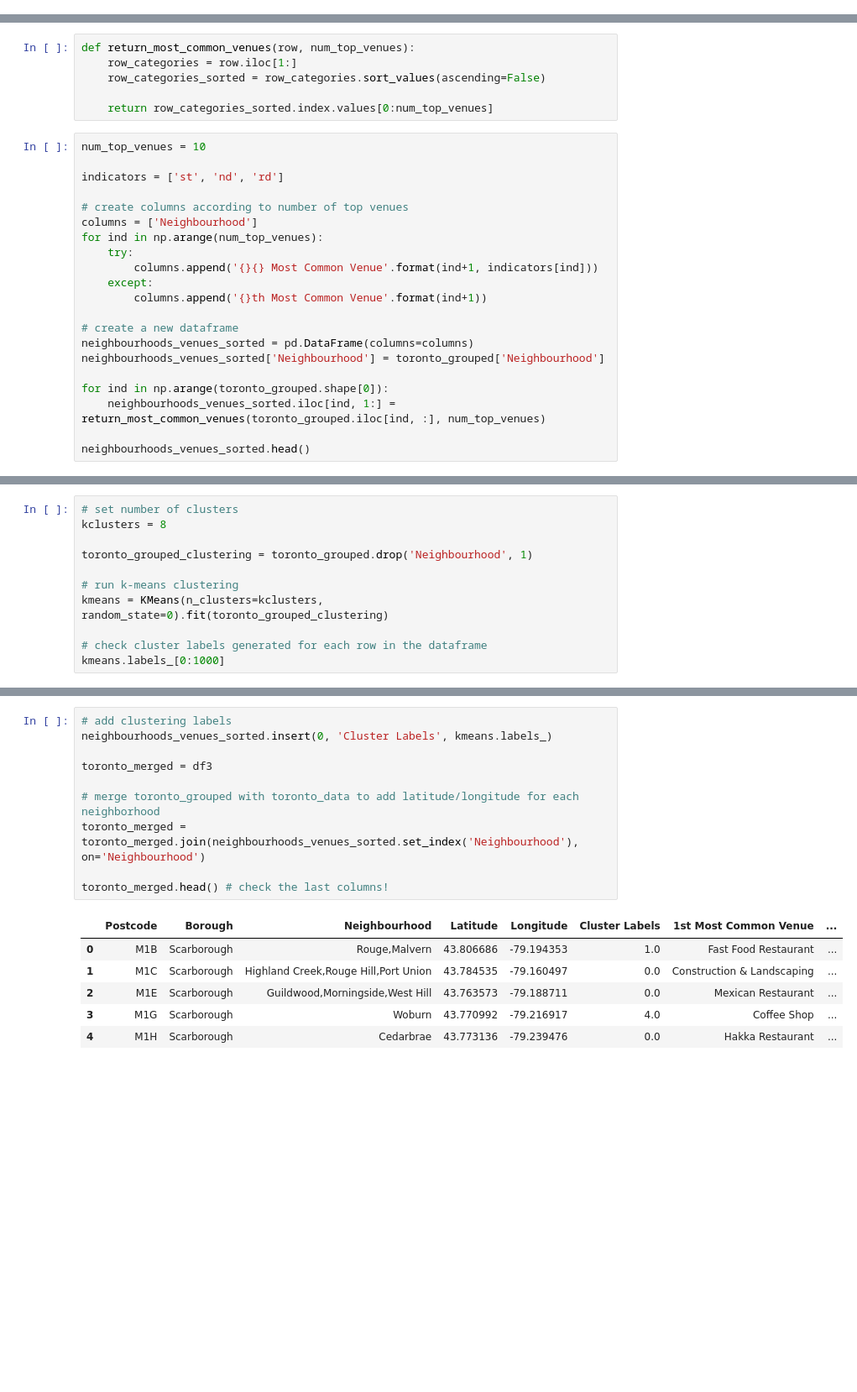
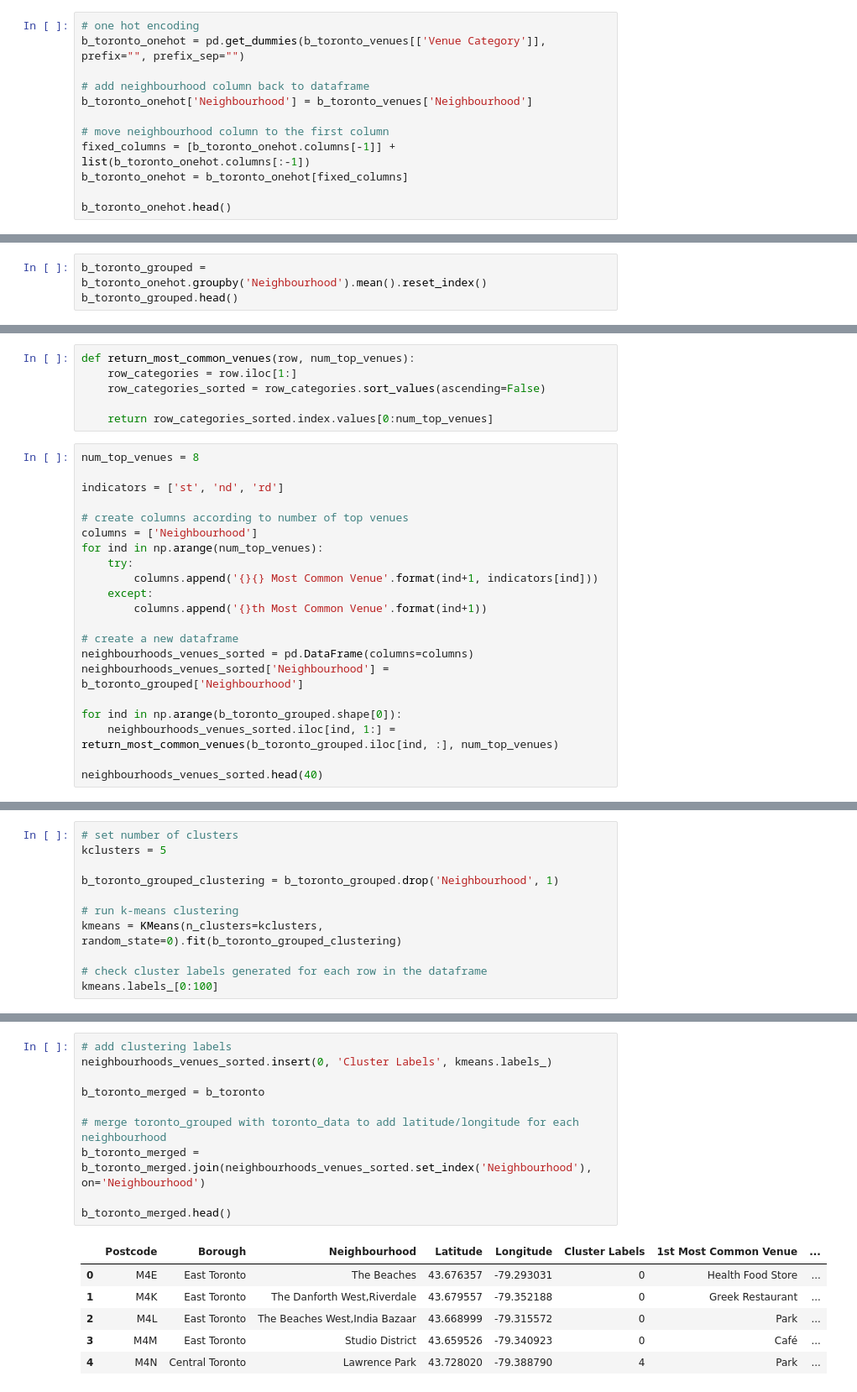
Before and after one commit to OxanaFalk/Coursera_Capstone, a Jupyter notebook: Assignment week 3, notebook 3 of 3.ipynb, the cells around one changed output, grey strips where cells are left out. Shown: that part at 84% size. Cells and saved outputs as stored; diff of their text form; blank space fills up the shorter version.

```diff
--- a/Assignment week 3, notebook 3 of 3.ipynb
+++ b/Assignment week 3, notebook 3 of 3.ipynb
@@ -634,0 +328,12 @@ for hood in toronto_grouped['Neighbourhood']:
+# %%
+# one hot encoding
+b_toronto_onehot = pd.get_dummies(b_toronto_venues[['Venue Category']], prefix="", prefix_sep="")
+
+# add neighbourhood column back to dataframe
+b_toronto_onehot['Neighbourhood'] = b_toronto_venues['Neighbourhood']
+
+# move neighbourhood column to the first column
+fixed_columns = [b_toronto_onehot.columns[-1]] + list(b_toronto_onehot.columns[:-1])
+b_toronto_onehot = b_toronto_onehot[fixed_columns]
+
+b_toronto_onehot.head()
@@ -634,0 +355,3 @@ for hood in toronto_grouped['Neighbourhood']:
+# %%
+b_toronto_grouped = b_toronto_onehot.groupby('Neighbourhood').mean().reset_index()
+b_toronto_grouped.head()
@@ -639,7 +386,7 @@ def return_most_common_venues(row, num_top_venues):
 
     return row_categories_sorted.index.values[0:num_top_venues]
 # %%
-num_top_venues = 10
+num_top_venues = 8
 
 indicators = ['st', 'nd', 'rd']
 
@@ -653,11 +400,11 @@ for ind in np.arange(num_top_venues):
 
 # create a new dataframe
 neighbourhoods_venues_sorted = pd.DataFrame(columns=columns)
-neighbourhoods_venues_sorted['Neighbourhood'] = toronto_grouped['Neighbourhood']
+neighbourhoods_venues_sorted['Neighbourhood'] = b_toronto_grouped['Neighbourhood']
 
-for ind in np.arange(toronto_grouped.shape[0]):
-    neighbourhoods_venues_sorted.iloc[ind, 1:] = return_most_common_venues(toronto_grouped.iloc[ind, :], num_top_venues)
+for ind in np.arange(b_toronto_grouped.shape[0]):
+    neighbourhoods_venues_sorted.iloc[ind, 1:] = return_most_common_venues(b_toronto_grouped.iloc[ind, :], num_top_venues)
 
-neighbourhoods_venues_sorted.head()
+neighbourhoods_venues_sorted.head(40)
 # %% [output]
 |  | Neighbourhood | 1st Most Common Venue | 2nd Most Common Venue | 3rd Most Common Venue | 4th Most Common Venue | ... |
@@ -669,12 +430,12 @@ neighbourhoods_venues_sorted.head()
 # %%
 # set number of clusters
-kclusters = 8
+kclusters = 5
 
-toronto_grouped_clustering = toronto_grouped.drop('Neighbourhood', 1)
+b_toronto_grouped_clustering = b_toronto_grouped.drop('Neighbourhood', 1)
 
 # run k-means clustering
-kmeans = KMeans(n_clusters=kclusters, random_state=0).fit(toronto_grouped_clustering)
+kmeans = KMeans(n_clusters=kclusters, random_state=0).fit(b_toronto_grouped_clustering)
 
 # check cluster labels generated for each row in the dataframe
-kmeans.labels_[0:1000]
+kmeans.labels_[0:100]
 # %% [output]
@@ -686,17 +446,17 @@ array([0, 0, 7, 0, 0, 0, 0, 0, 0, 0, 0, 0, 0, 1, 0, 0, 1, 0, 0, 0, 0, 0,
 # %%
 # add clustering labels
 neighbourhoods_venues_sorted.insert(0, 'Cluster Labels', kmeans.labels_)
 
-toronto_merged = df3
+b_toronto_merged = b_toronto
 
-# merge toronto_grouped with toronto_data to add latitude/longitude for each neighborhood
-toronto_merged = toronto_merged.join(neighbourhoods_venues_sorted.set_index('Neighbourhood'), on='Neighbourhood')
+# merge toronto_grouped with toronto_data to add latitude/longitude for each neighbourhood
+b_toronto_merged = b_toronto_merged.join(neighbourhoods_venues_sorted.set_index('Neighbourhood'), on='Neighbourhood')
 
-toronto_merged.head() # check the last columns!
+b_toronto_merged.head()
 # %% [output]
 |  | Postcode | Borough | Neighbourhood | Latitude | Longitude | Cluster Labels | 1st Most Common Venue | ... |
-| 0 | M1B | Scarborough | Rouge,Malvern | 43.806686 | -79.194353 | 1.0 | Fast Food Restaurant | ... |
-| 1 | M1C | Scarborough | Highland Creek,Rouge Hill,Port Union | 43.784535 | -79.160497 | 0.0 | Construction & Landscaping | ... |
-| 2 | M1E | Scarborough | Guildwood,Morningside,West Hill | 43.763573 | -79.188711 | 0.0 | Mexican Restaurant | ... |
-| 3 | M1G | Scarborough | Woburn | 43.770992 | -79.216917 | 4.0 | Coffee Shop | ... |
-| 4 | M1H | Scarborough | Cedarbrae | 43.773136 | -79.239476 | 0.0 | Hakka Restaurant | ... |
+| 0 | M4E | East Toronto | The Beaches | 43.676357 | -79.293031 | 0 | Health Food Store | ... |
+| 1 | M4K | East Toronto | The Danforth West,Riverdale | 43.679557 | -79.352188 | 0 | Greek Restaurant | ... |
+| 2 | M4L | East Toronto | The Beaches West,India Bazaar | 43.668999 | -79.315572 | 0 | Park | ... |
+| 3 | M4M | East Toronto | Studio District | 43.659526 | -79.340923 | 0 | Café | ... |
+| 4 | M4N | Central Toronto | Lawrence Park | 43.728020 | -79.388790 | 4 | Park | ... |
```
Also changed, not shown: parts of 82 cells of this notebook.
